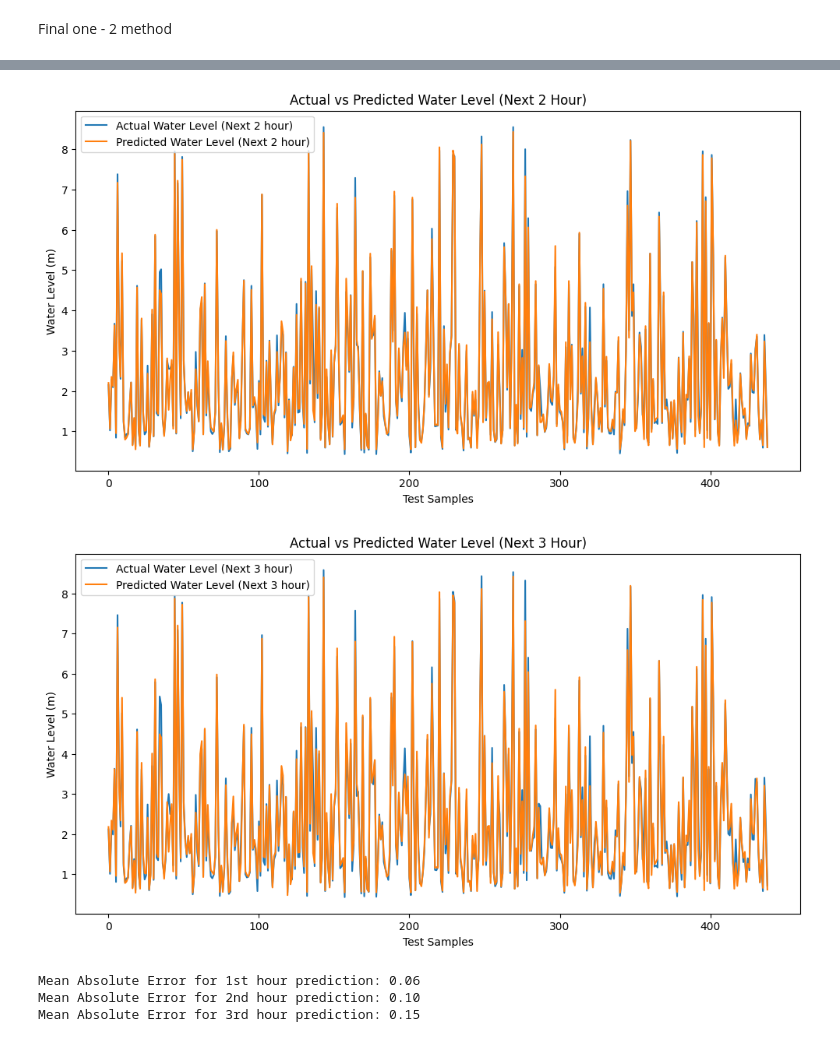
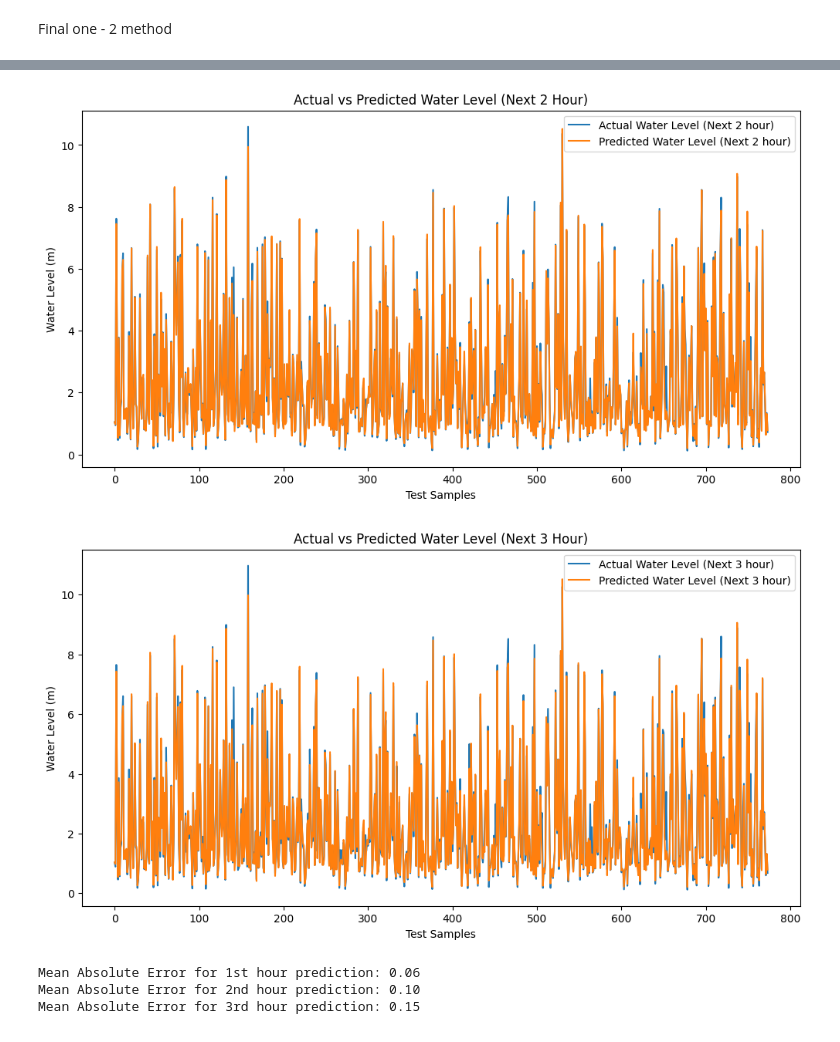
Before and after one commit to JanithK27/Early-warning-system-for-flood-FYP-, a Jupyter notebook: RealDataModelTrain/LSTMModel.ipynb, the cells around one changed output, grey strips where cells are left out. Cells and saved outputs as stored; diff of their text form; code cells hidden in the pictures.

```diff
--- a/RealDataModelTrain/LSTMModel.ipynb
+++ b/RealDataModelTrain/LSTMModel.ipynb
@@ -48,7 +48,7 @@ import seaborn as sns
 
 
 # Load the dataset
-file_path = 'F:/FYP project/FYP(Flood)/Real Data/new full data.csv'
+file_path = 'F:/FYP project/FYP(Flood)/Real Data/FullData(2016,2017,2018,2021,2022).csv'
 df = pd.read_csv(file_path)
 
 # Check for null values
@@ -284,7 +283,7 @@ import seaborn as sns
 
 
 # Load the dataset
-file_path = 'F:/FYP project/FYP(Flood)/Real Data/new full data.csv'
+file_path = 'F:/FYP project/FYP(Flood)/Real Data/FullData(2016,2017,2018,2021,2022).csv'
 df = pd.read_csv(file_path)
 
 # Check for null values
@@ -341,7 +340,7 @@ model.compile(optimizer='adam', loss='mean_squared_error', metrics=['mean_absolu
 early_stop = EarlyStopping(monitor='val_loss', patience=10, restore_best_weights=True)
 
 # Train the model
-history = model.fit(X_train_scaled, y_train, epochs=100, batch_size=32, validation_data=(X_val_scaled, y_val),
+history = model.fit(X_train_scaled, y_train, epochs=150, batch_size=32, validation_data=(X_val_scaled, y_val),
                     callbacks=[early_stop], verbose=2)
 
 # Evaluate the model
@@ -495,5 +494,5 @@ Accuracy for 3rd hour prediction: 50.34%
-[figure, old version]
+[figure, new version]
-[figure, old version]
+[figure, new version]
 Mean Absolute Error for 1st hour prediction: 0.06
 Mean Absolute Error for 2nd hour prediction: 0.10
 Mean Absolute Error for 3rd hour prediction: 0.15
```
Also changed, not shown: parts of 3 cells of this notebook, 5 other files.
